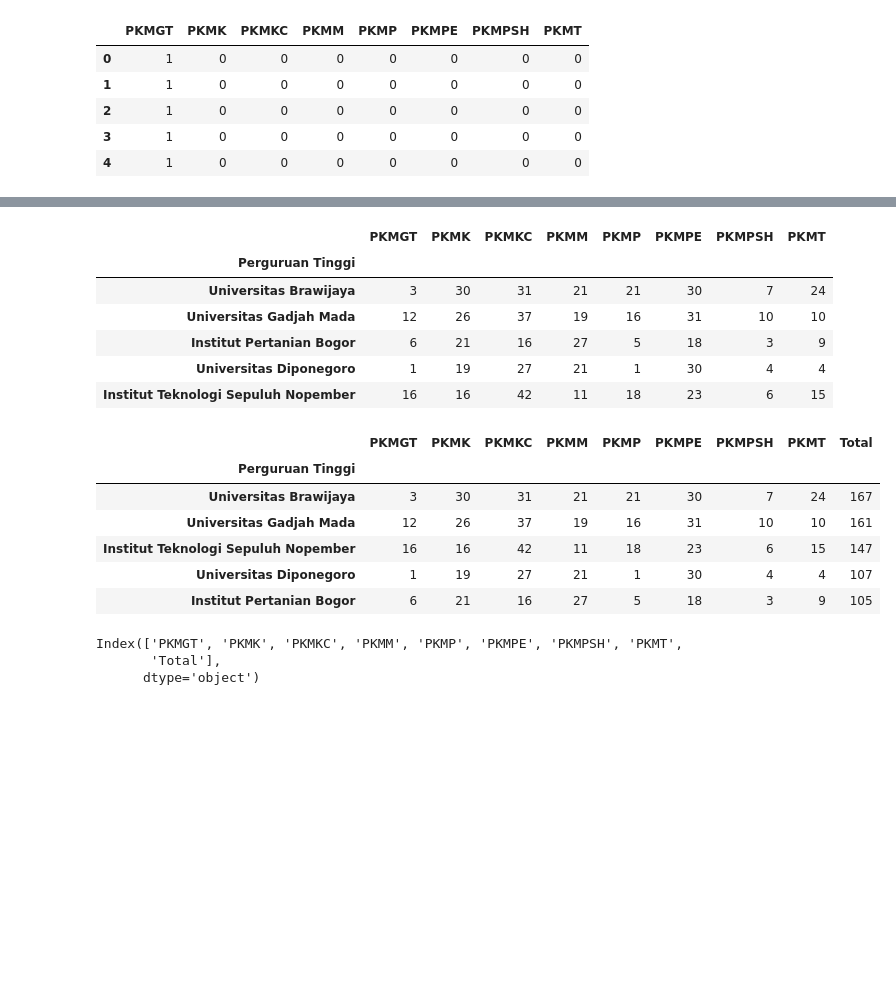
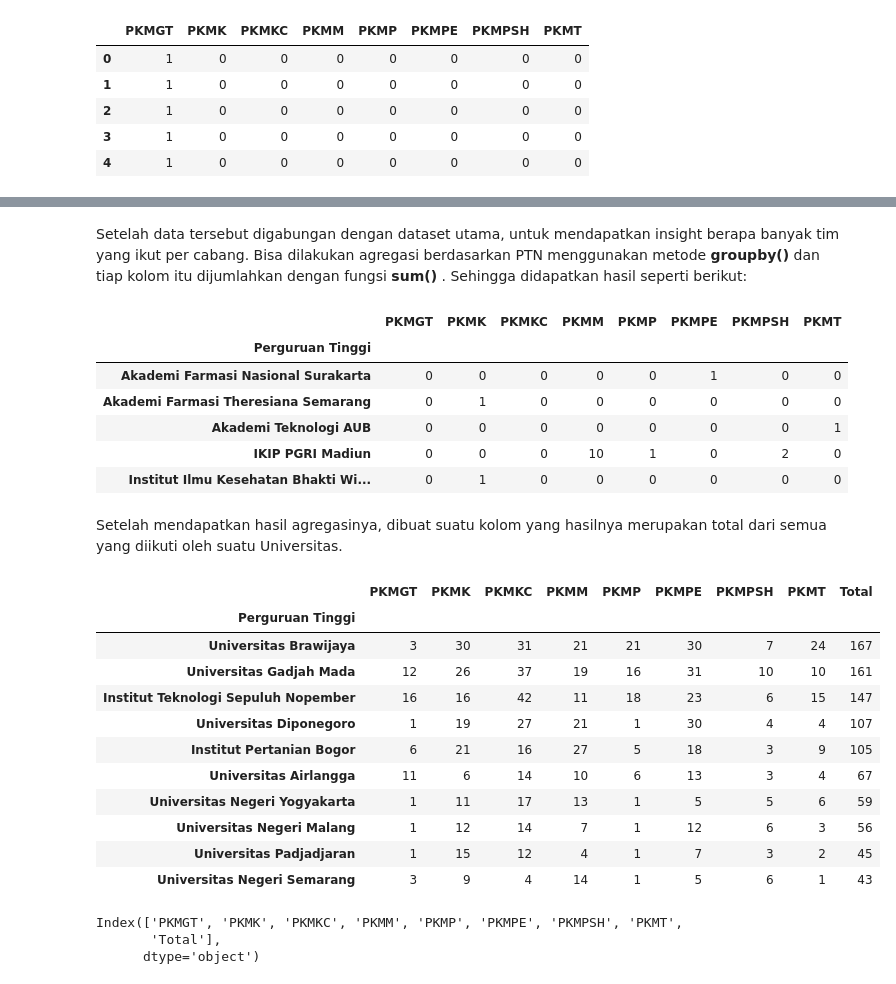
Before and after one commit to khalidmeister/IPBDataJam2019, a Jupyter notebook: Text_Mining_dan_Eksplorasi_data_teks_PKM_2014_2018.ipynb, the cells around one changed output, grey strips where cells are left out. Drawn from its saved outputs; the diff is of its cells as text; code cells hidden in the pictures; blank space fills up the shorter version.

```diff
--- a/Text_Mining_dan_Eksplorasi_data_teks_PKM_2014_2018.ipynb
+++ b/Text_Mining_dan_Eksplorasi_data_teks_PKM_2014_2018.ipynb
@@ -117,33 +119,42 @@ df_cabang.head()
 | 2 | 2014 | PKMGT | Institut Teknologi Nasional Bandung | pembenahan permukiman padat dan k... | 1 | 0 | 0 | 0 | 0 | ... |
 | 3 | 2014 | PKMGT | Institut Teknologi Sepuluh Nopember | application of jakarta floating f... | 1 | 0 | 0 | 0 | 0 | ... |
 | 4 | 2014 | PKMGT | Institut Teknologi Sepuluh Nopember | surabaya underground aqua project... | 1 | 0 | 0 | 0 | 0 | ... |
+# %% [markdown]
+Setelah data tersebut digabungan dengan dataset utama, untuk mendapatkan insight berapa banyak tim yang ikut per cabang. Bisa dilakukan agregasi berdasarkan PTN  menggunakan metode __groupby()__ dan tiap kolom itu dijumlahkan dengan fungsi __sum()__ . Sehingga didapatkan hasil seperti berikut:
 # %%
-df_ptn = df_cabang.groupby('Perguruan Tinggi').sum().sort_values('PKMK', ascending = False)
+df_ptn = df_cabang.groupby('Perguruan Tinggi').sum()
 df_ptn = df_ptn.iloc[:, 1:]
 df_ptn.head()
 # %% [output]
 |  | PKMGT | PKMK | PKMKC | PKMM | PKMP | PKMPE | PKMPSH | PKMT |
 | Perguruan Tinggi |  |  |  |  |  |  |  |  |
-| Universitas Brawijaya | 3 | 30 | 31 | 21 | 21 | 30 | 7 | 24 |
-| Universitas Gadjah Mada | 12 | 26 | 37 | 19 | 16 | 31 | 10 | 10 |
-| Institut Pertanian Bogor | 6 | 21 | 16 | 27 | 5 | 18 | 3 | 9 |
-| Universitas Diponegoro | 1 | 19 | 27 | 21 | 1 | 30 | 4 | 4 |
-| Institut Teknologi Sepuluh Nopember | 16 | 16 | 42 | 11 | 18 | 23 | 6 | 15 |
+| Akademi Farmasi Nasional Surakarta | 0 | 0 | 0 | 0 | 0 | 1 | 0 | 0 |
+| Akademi Farmasi Theresiana Semarang | 0 | 1 | 0 | 0 | 0 | 0 | 0 | 0 |
+| Akademi Teknologi AUB | 0 | 0 | 0 | 0 | 0 | 0 | 0 | 1 |
+| IKIP PGRI Madiun | 0 | 0 | 0 | 10 | 1 | 0 | 2 | 0 |
+| Institut Ilmu Kesehatan Bhakti Wi... | 0 | 1 | 0 | 0 | 0 | 0 | 0 | 0 |
+# %% [markdown]
+Setelah mendapatkan hasil agregasinya, dibuat suatu kolom yang hasilnya merupakan total dari semua yang diikuti oleh suatu Universitas.
 # %%
 #temp = 0
 #for i in df_ptn.columns:
-  temp = temp + df_ptn.loc[:, i].astype(int)
+# temp = temp + df_ptn.loc[:, i].astype(int)
 df_ptn['Total'] = temp
 df_ptn = df_ptn.sort_values('Total', ascending = False)
-df_ptn.head()
+df_ptn.head(n = 10)
 # %% [output]
 |  | PKMGT | PKMK | PKMKC | PKMM | PKMP | PKMPE | PKMPSH | PKMT | Total |
 | Perguruan Tinggi |  |  |  |  |  |  |  |  |  |
 | Universitas Brawijaya | 3 | 30 | 31 | 21 | 21 | 30 | 7 | 24 | 167 |
 | Universitas Gadjah Mada | 12 | 26 | 37 | 19 | 16 | 31 | 10 | 10 | 161 |
 | Institut Teknologi Sepuluh Nopember | 16 | 16 | 42 | 11 | 18 | 23 | 6 | 15 | 147 |
 | Universitas Diponegoro | 1 | 19 | 27 | 21 | 1 | 30 | 4 | 4 | 107 |
 | Institut Pertanian Bogor | 6 | 21 | 16 | 27 | 5 | 18 | 3 | 9 | 105 |
+| Universitas Airlangga | 11 | 6 | 14 | 10 | 6 | 13 | 3 | 4 | 67 |
+| Universitas Negeri Yogyakarta | 1 | 11 | 17 | 13 | 1 | 5 | 5 | 6 | 59 |
+| Universitas Negeri Malang | 1 | 12 | 14 | 7 | 1 | 12 | 6 | 3 | 56 |
+| Universitas Padjadjaran | 1 | 15 | 12 | 4 | 1 | 7 | 3 | 2 | 45 |
+| Universitas Negeri Semarang | 3 | 9 | 4 | 14 | 1 | 5 | 6 | 1 | 43 |
 # %%
 df_ptn.columns
 # %% [output]
```
Also changed, not shown: parts of 2 cells of this notebook.
